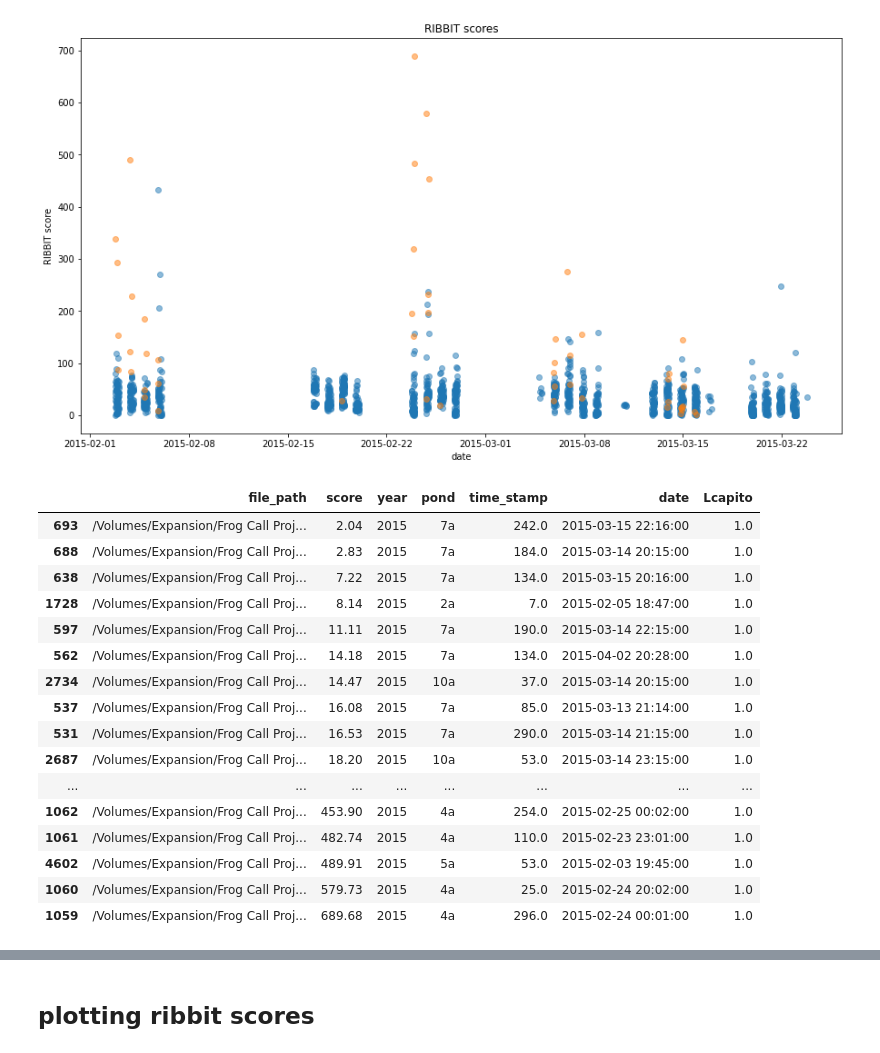
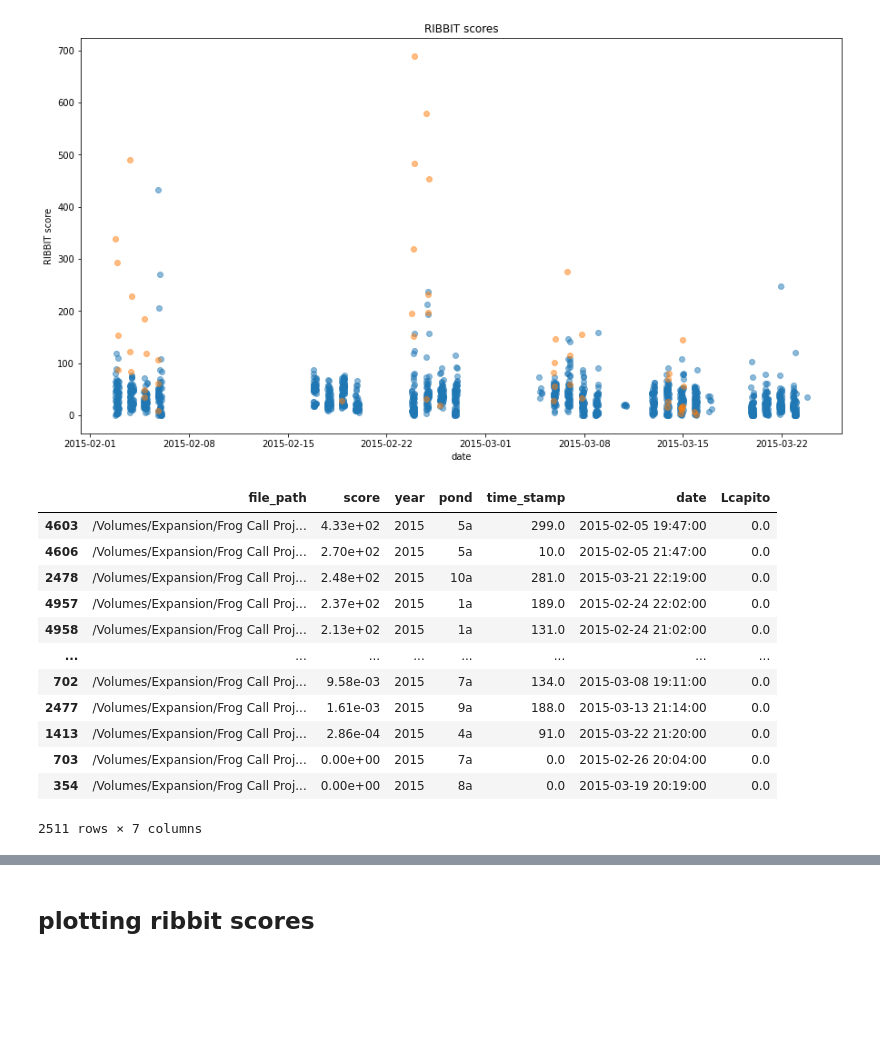
Before and after one commit to mayalapp/ga-frog-id, a Jupyter notebook: python-ribbit/data_cleaning.ipynb, the cells around one changed output, grey strips where cells are left out. Cells and saved outputs as stored; diff of their text form; code cells hidden in the pictures; blank space fills up the shorter version.

```diff
--- a/python-ribbit/data_cleaning.ipynb
+++ b/python-ribbit/data_cleaning.ipynb
@@ -104,23 +104,20 @@ Text(0.5, 1.0, 'RIBBIT scores')
 [figure]
 # %%
 #len(ich_df[ich_df['Lcapito']>0])
-ich_tr_df[ich_tr_df['Lcapito'] == 1].sort_values(by = "score", ascending = True)
+#ich_tr_df[ich_tr_df['Lcapito'] == 1].sort_values(by = "score", ascending = True) # Look at files with lowest RIBBIT scores that have documented Lcapito
 #ich_tr_df.sort_values(by = "score", ascending = False).head(50)
+ich_tr_df[ich_tr_df['Lcapito'] == 0].sort_values(by = "score", ascending = False) #look at files with high RIBBIT scores with no documented Lcapito
 # %% [output]
 |  | file_path | score | year | pond | time_stamp | date | Lcapito |
-| 693 | /Volumes/Expansion/Frog Call Proj... | 2.04 | 2015 | 7a | 242.0 | 2015-03-15 22:16:00 | 1.0 |
-| 688 | /Volumes/Expansion/Frog Call Proj... | 2.83 | 2015 | 7a | 184.0 | 2015-03-14 20:15:00 | 1.0 |
-| 638 | /Volumes/Expansion/Frog Call Proj... | 7.22 | 2015 | 7a | 134.0 | 2015-03-15 20:16:00 | 1.0 |
-| 1728 | /Volumes/Expansion/Frog Call Proj... | 8.14 | 2015 | 2a | 7.0 | 2015-02-05 18:47:00 | 1.0 |
-| 597 | /Volumes/Expansion/Frog Call Proj... | 11.11 | 2015 | 7a | 190.0 | 2015-03-14 22:15:00 | 1.0 |
-| 562 | /Volumes/Expansion/Frog Call Proj... | 14.18 | 2015 | 7a | 134.0 | 2015-04-02 20:28:00 | 1.0 |
-| 2734 | /Volumes/Expansion/Frog Call Proj... | 14.47 | 2015 | 10a | 37.0 | 2015-03-14 20:15:00 | 1.0 |
-| 537 | /Volumes/Expansion/Frog Call Proj... | 16.08 | 2015 | 7a | 85.0 | 2015-03-13 21:14:00 | 1.0 |
-| 531 | /Volumes/Expansion/Frog Call Proj... | 16.53 | 2015 | 7a | 290.0 | 2015-03-14 21:15:00 | 1.0 |
-| 2687 | /Volumes/Expansion/Frog Call Proj... | 18.20 | 2015 | 10a | 53.0 | 2015-03-14 23:15:00 | 1.0 |
+| 4603 | /Volumes/Expansion/Frog Call Proj... | 4.33e+02 | 2015 | 5a | 299.0 | 2015-02-05 19:47:00 | 0.0 |
+| 4606 | /Volumes/Expansion/Frog Call Proj... | 2.70e+02 | 2015 | 5a | 10.0 | 2015-02-05 21:47:00 | 0.0 |
+| 2478 | /Volumes/Expansion/Frog Call Proj... | 2.48e+02 | 2015 | 10a | 281.0 | 2015-03-21 22:19:00 | 0.0 |
+| 4957 | /Volumes/Expansion/Frog Call Proj... | 2.37e+02 | 2015 | 1a | 189.0 | 2015-02-24 22:02:00 | 0.0 |
+| 4958 | /Volumes/Expansion/Frog Call Proj... | 2.13e+02 | 2015 | 1a | 131.0 | 2015-02-24 21:02:00 | 0.0 |
 | ... | ... | ... | ... | ... | ... | ... | ... |
-| 1062 | /Volumes/Expansion/Frog Call Proj... | 453.90 | 2015 | 4a | 254.0 | 2015-02-25 00:02:00 | 1.0 |
-| 1061 | /Volumes/Expansion/Frog Call Proj... | 482.74 | 2015 | 4a | 110.0 | 2015-02-23 23:01:00 | 1.0 |
-| 4602 | /Volumes/Expansion/Frog Call Proj... | 489.91 | 2015 | 5a | 53.0 | 2015-02-03 19:45:00 | 1.0 |
-| 1060 | /Volumes/Expansion/Frog Call Proj... | 579.73 | 2015 | 4a | 25.0 | 2015-02-24 20:02:00 | 1.0 |
-| 1059 | /Volumes/Expansion/Frog Call Proj... | 689.68 | 2015 | 4a | 296.0 | 2015-02-24 00:01:00 | 1.0 |
+| 702 | /Volumes/Expansion/Frog Call Proj... | 9.58e-03 | 2015 | 7a | 134.0 | 2015-03-08 19:11:00 | 0.0 |
+| 2477 | /Volumes/Expansion/Frog Call Proj... | 1.61e-03 | 2015 | 9a | 188.0 | 2015-03-13 21:14:00 | 0.0 |
+| 1413 | /Volumes/Expansion/Frog Call Proj... | 2.86e-04 | 2015 | 4a | 91.0 | 2015-03-22 21:20:00 | 0.0 |
+| 703 | /Volumes/Expansion/Frog Call Proj... | 0.00e+00 | 2015 | 7a | 0.0 | 2015-02-26 20:04:00 | 0.0 |
+| 354 | /Volumes/Expansion/Frog Call Proj... | 0.00e+00 | 2015 | 8a | 0.0 | 2015-03-19 20:19:00 | 0.0 |
+2511 rows × 7 columns
```
Also changed, not shown: parts of 3 cells of this notebook.
